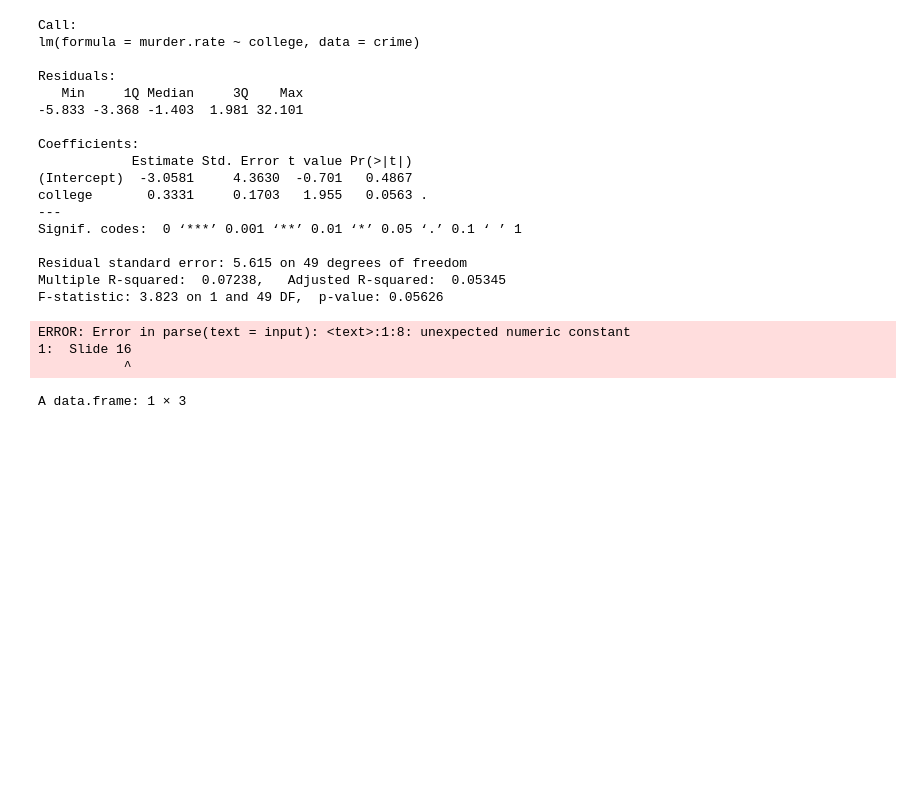
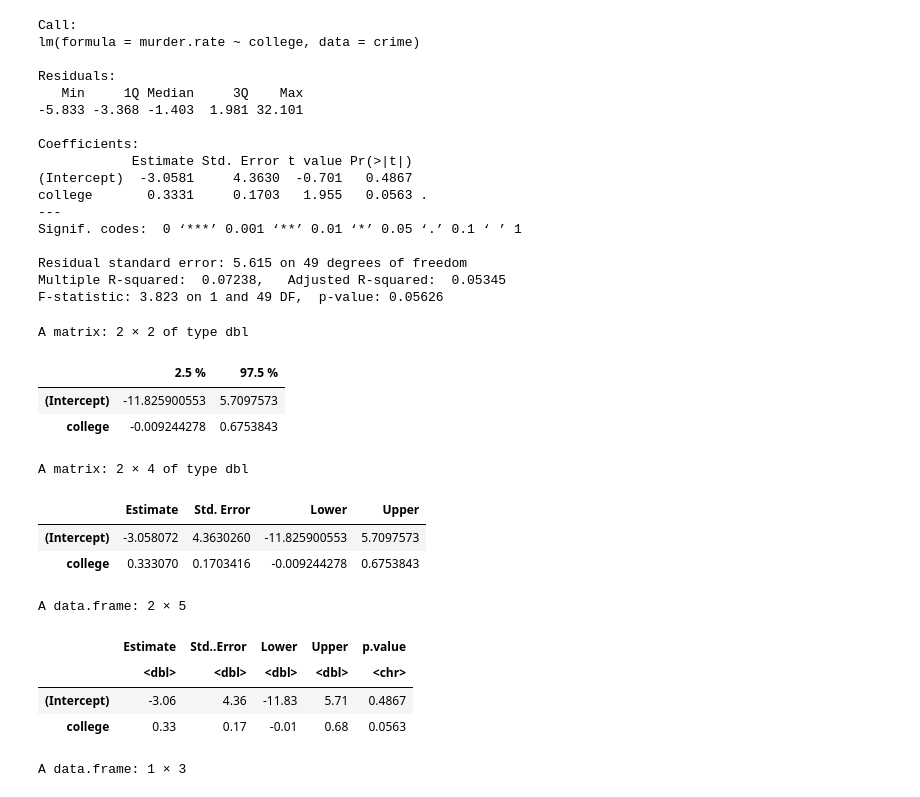
Before and after one commit to DitteGilsfeldt/MSc_Human-Centered_Artificial_Intelligence_DTU, a Jupyter notebook: MSc__7_Semester__Overgangssemester/02409__Multivariare_Statistics/Presentation_I/Lecture_I.ipynb, the cells around one changed output. Cells and saved outputs as stored; diff of their text form; code cells hidden in the pictures; blank space fills up the shorter version.

```diff
--- a/MSc__7_Semester__Overgangssemester/02409__Multivariare_Statistics/Presentation_I/Lecture_I.ipynb
+++ b/MSc__7_Semester__Overgangssemester/02409__Multivariare_Statistics/Presentation_I/Lecture_I.ipynb
@@ -56,19 +56,29 @@ Residual standard error: 5.615 on 49 degrees of freedom
 Multiple R-squared:  0.07238,   Adjusted R-squared:  0.05345
 F-statistic: 3.823 on 1 and 49 DF,  p-value: 0.05626
 # %%
- Slide 16:
+# Slide 16:
 confint(reg1)
 #Nice table
 tab <- cbind(coef(summary(reg1))[ , 1:2], "Lower" = confint(reg1)[ , 1],
              "Upper" = confint(reg1)[ , 2])
 tab
 #Nice table with p-values
 data.frame(round(tab, 2),
            "p-value" = format.pval(coef(summary(reg1))[ , 4], digits = 3, eps = 1e-3))
 # %% [output]
-ERROR: Error in parse(text = input): <text>:1:8: unexpected numeric constant
-1:  Slide 16
-           ^
+A matrix: 2 × 2 of type dbl
+|  | 2.5 % | 97.5 % |
+| (Intercept) | -11.825900553 | 5.7097573 |
+| college | -0.009244278 | 0.6753843 |
+A matrix: 2 × 4 of type dbl
+|  | Estimate | Std. Error | Lower | Upper |
+| (Intercept) | -3.058072 | 4.3630260 | -11.825900553 | 5.7097573 |
+| college | 0.333070 | 0.1703416 | -0.009244278 | 0.6753843 |
+A data.frame: 2 × 5
+|  | Estimate | Std..Error | Lower | Upper | p.value |
+|  | <dbl> | <dbl> | <dbl> | <dbl> | <chr> |
+| (Intercept) | -3.06 | 4.36 | -11.83 | 5.71 | 0.4867 |
+| college | 0.33 | 0.17 | -0.01 | 0.68 | 0.0563 |
 # %%
 # Slide 21:
 
```
Also changed, not shown: 13 other files.
